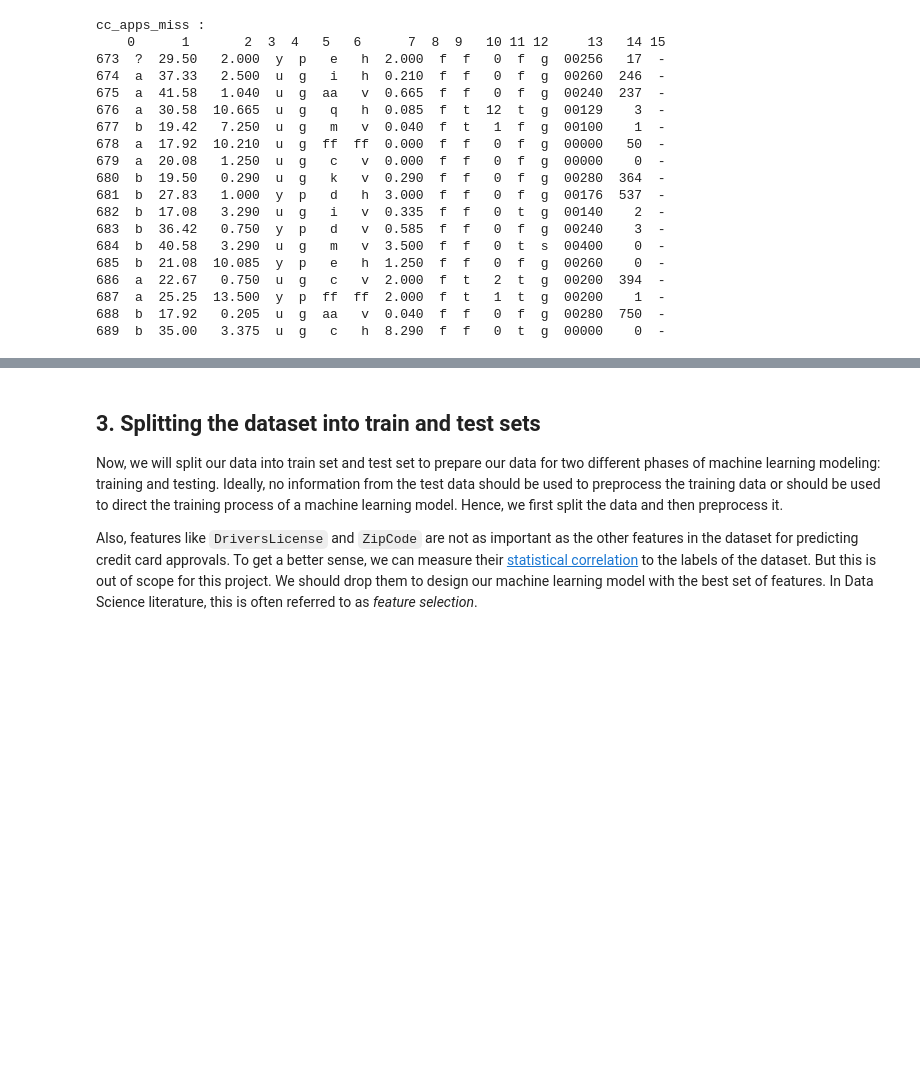
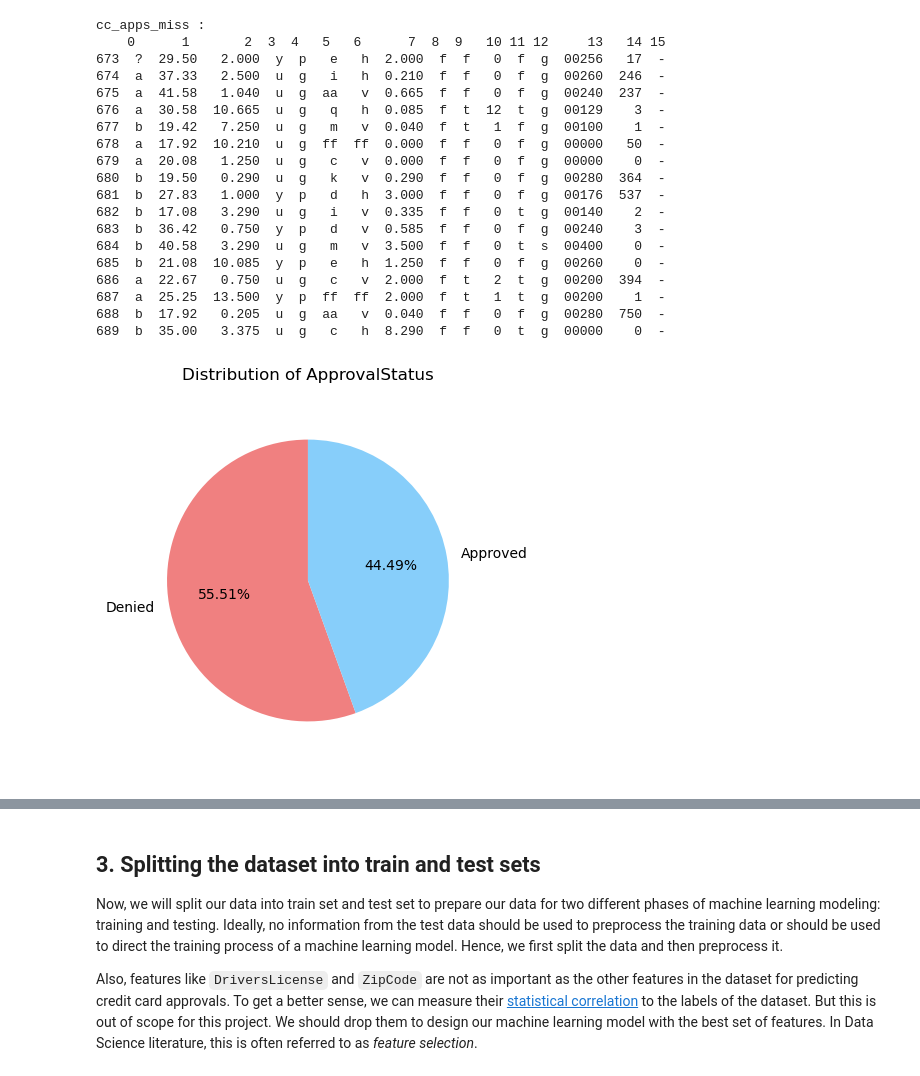
Before and after one commit to huang-pixel/CreditCardApproval, a Jupyter notebook: credit_card_approval.ipynb, the cells around one changed output, grey strips where cells are left out. Saved outputs shown, nothing was run; the diff lists cells and outputs as text; code cells hidden in the pictures; blank space fills up the shorter version.

```diff
--- a/credit_card_approval.ipynb
+++ b/credit_card_approval.ipynb
@@ -91,3 +91,26 @@ cc_apps_miss :
 687  a  25.25  13.500  y  p  ff  ff  2.000  f  t   1  t  g  00200    1  -
 688  b  17.92   0.205  u  g  aa   v  0.040  f  f   0  f  g  00280  750  -
 689  b  35.00   3.375  u  g   c   h  8.290  f  f   0  t  g  00000    0  -
+# %%
+# Plot a pie chart of each label in data
+from matplotlib import pyplot as plt
+
+plt.figure(figsize=(4,5))
+labels = ["Denied", "Approved"]
+sizes = cc_apps[15].value_counts()
+colors = ['lightcoral','lightskyblue']
+
+plt.title("Distribution of ApprovalStatus")
+patches,text1,text2 = plt.pie(sizes,
+                      explode=None,
+                      labels=labels,
+                      colors=colors,
+                      autopct = '%1.2f%%',
+                      shadow = False,
+                      startangle =90,
+                      pctdistance = 0.6)
+
+plt.axis('equal')
+plt.show()
+# %% [output]
+[figure, added]
```
Also changed, not shown: parts of 8 cells of this notebook.
